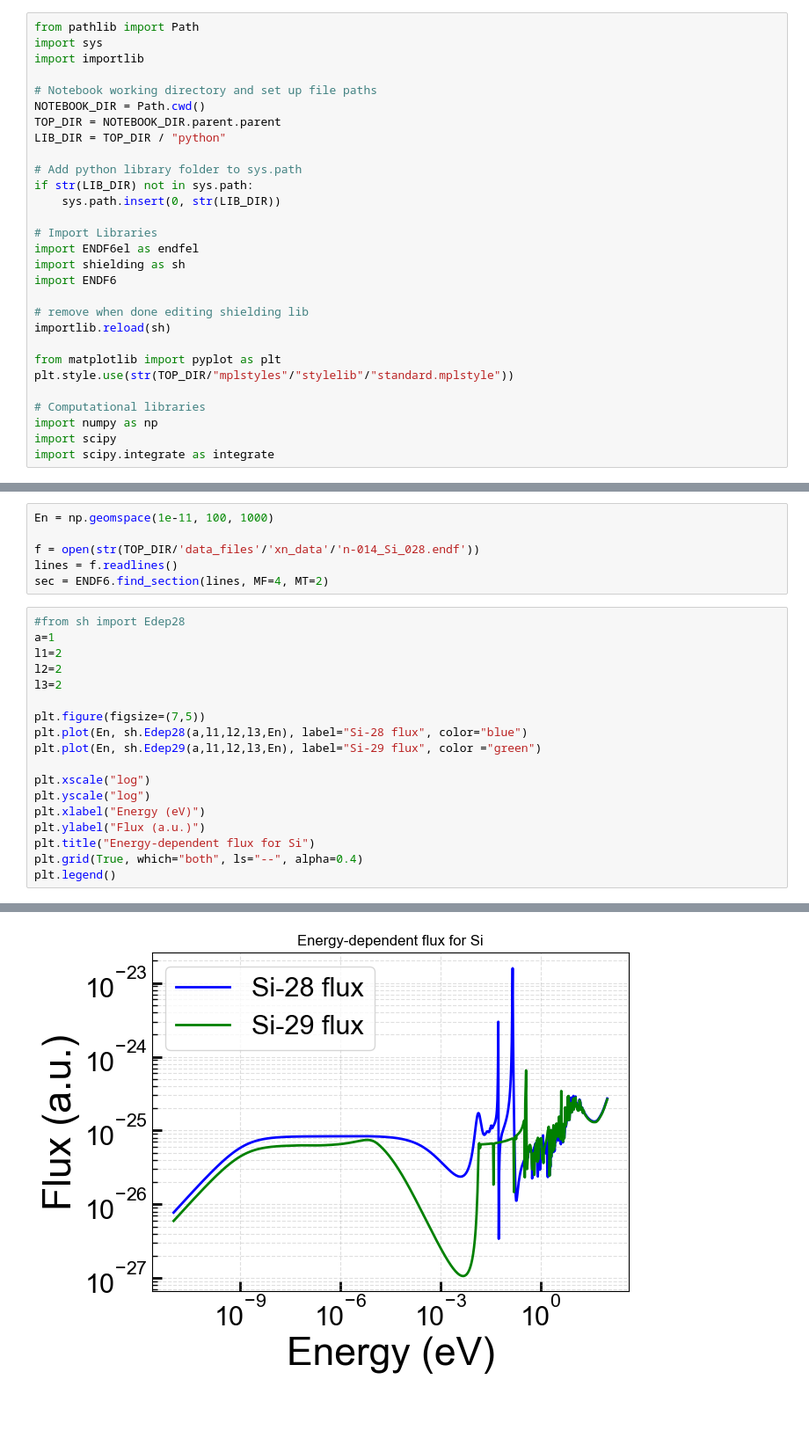
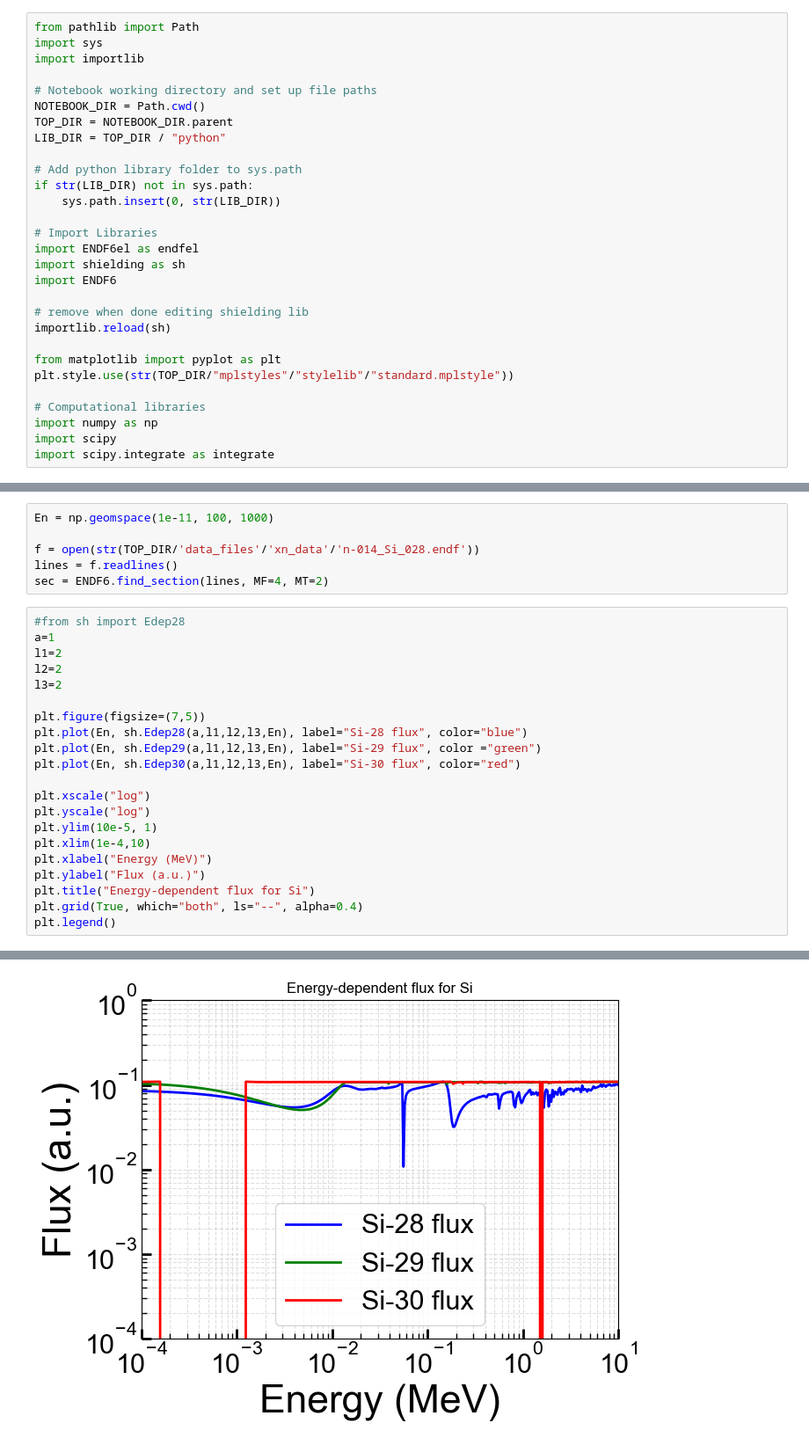
Before and after one commit to villano-lab/n-elec-scattering, a Jupyter notebook: 2-Flux/C-Slab-Source-and-Shielding.ipynb, the cells around one changed output, grey strips where cells are left out. Shown at 88% size. Saved outputs shown, nothing was run; the diff lists cells and outputs as text; blank space fills up the shorter version.

```diff
--- a/2-Flux/C-Slab-Source-and-Shielding.ipynb
+++ b/2-Flux/C-Slab-Source-and-Shielding.ipynb
@@ -8,7 +8,7 @@ import importlib
 
 # Notebook working directory and set up file paths
 NOTEBOOK_DIR = Path.cwd()
-TOP_DIR = NOTEBOOK_DIR.parent.parent
+TOP_DIR = NOTEBOOK_DIR.parent
 LIB_DIR = TOP_DIR / "python"
 
 # Add python library folder to sys.path
@@ -77,21 +77,24 @@ sec = ENDF6.find_section(lines, MF=4, MT=2)
 # %%
 #from sh import Edep28
 a=1
 l1=2
 l2=2
 l3=2
 
 plt.figure(figsize=(7,5))
 plt.plot(En, sh.Edep28(a,l1,l2,l3,En), label="Si-28 flux", color="blue")
 plt.plot(En, sh.Edep29(a,l1,l2,l3,En), label="Si-29 flux", color ="green")
+plt.plot(En, sh.Edep30(a,l1,l2,l3,En), label="Si-30 flux", color="red")
 
 plt.xscale("log")
 plt.yscale("log")
-plt.xlabel("Energy (eV)")
+plt.ylim(10e-5, 1)
+plt.xlim(1e-4,10)
+plt.xlabel("Energy (MeV)")
 plt.ylabel("Flux (a.u.)")
 plt.title("Energy-dependent flux for Si")
 plt.grid(True, which="both", ls="--", alpha=0.4)
 plt.legend()
 # %% [output]
 <matplotlib.legend.Legend at 0x...>
-[figure, old version]
+[figure, new version]
```
Also changed, not shown: parts of 2 cells of this notebook, 4 other files.
